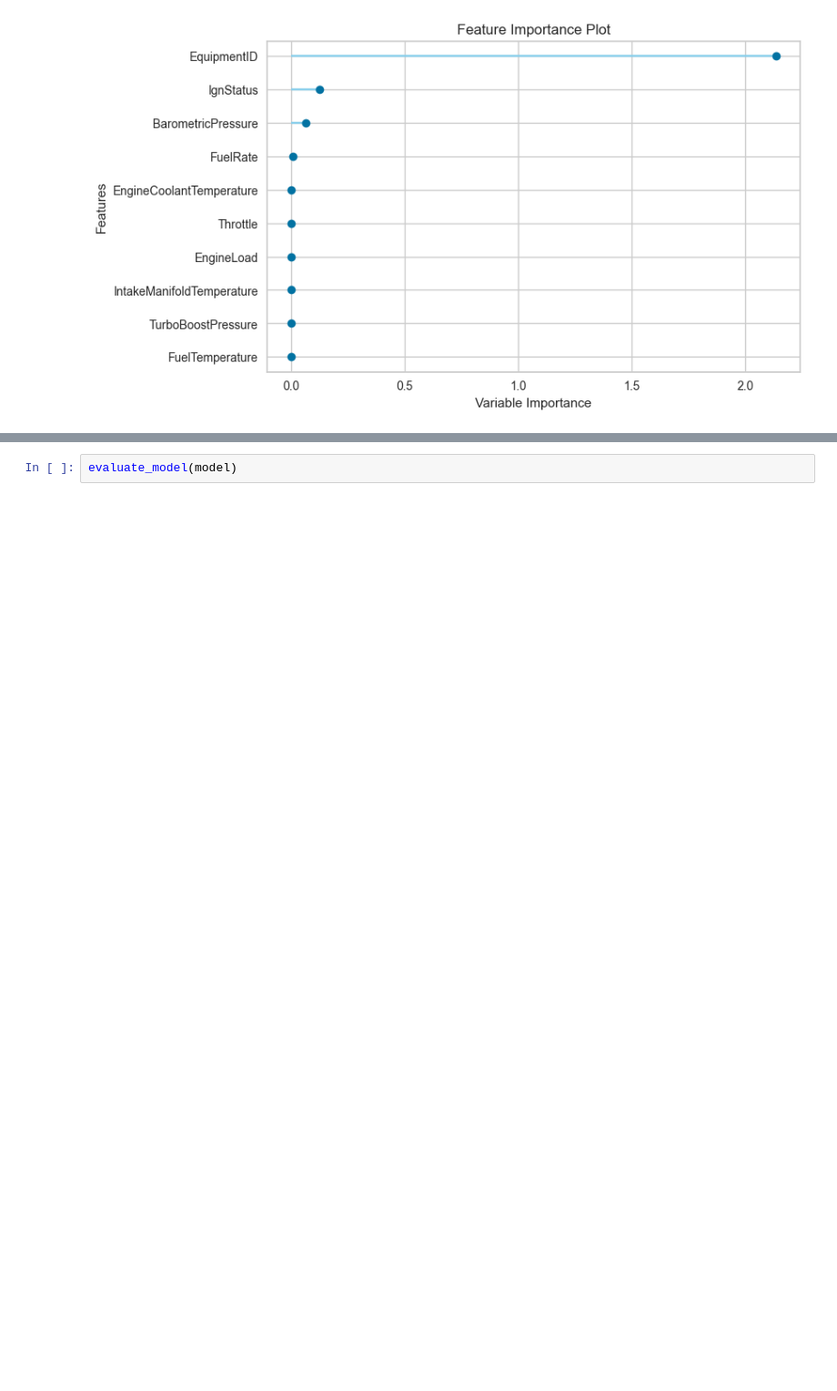
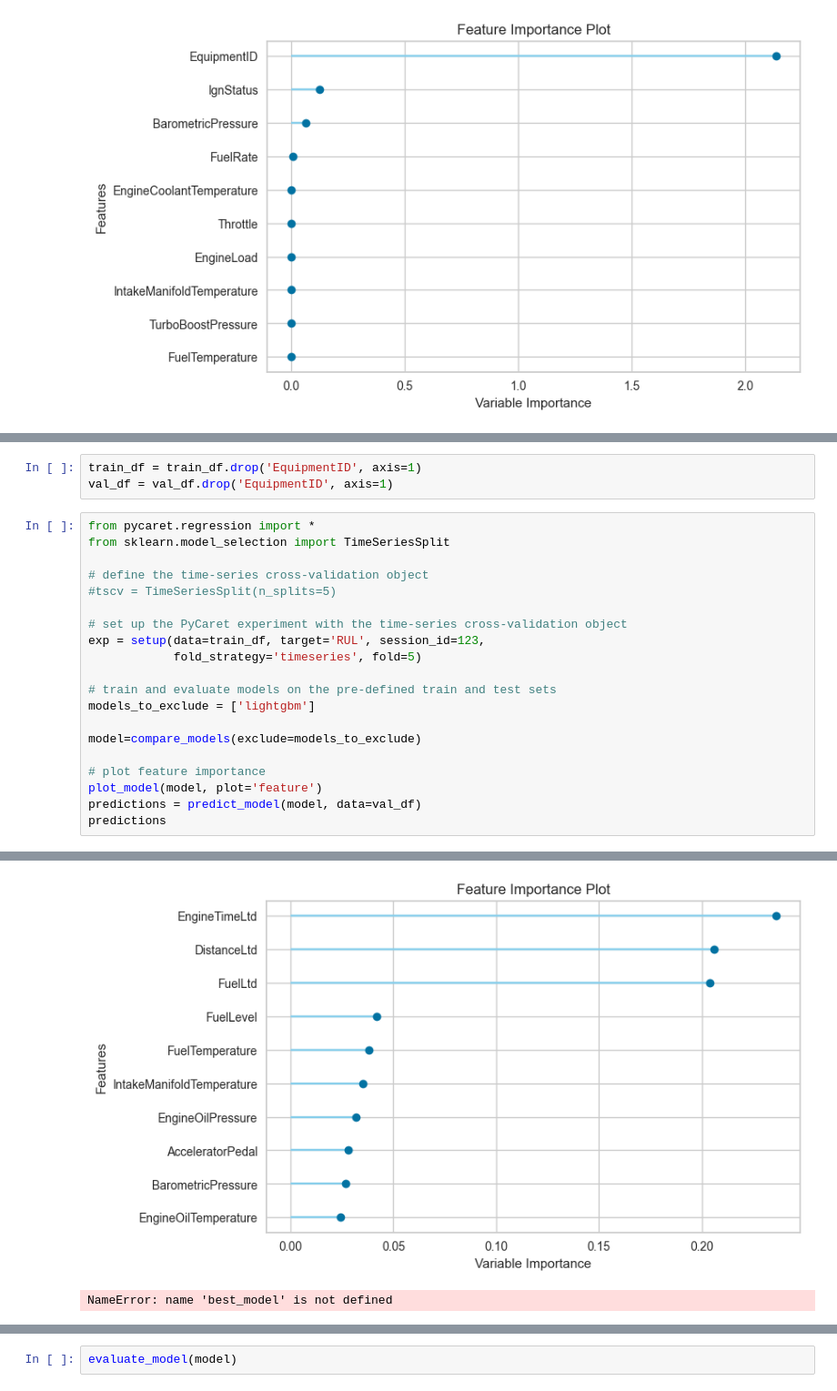
Before and after one commit to ashamaheshwari/big_g_express-predicting-derates, a Jupyter notebook: notebooks/RUL.ipynb, the cells around one changed output, grey strips where cells are left out. Shown at 91% size. Drawn from its saved outputs; the diff is of its cells as text; blank space fills up the shorter version.

```diff
--- a/notebooks/RUL.ipynb
+++ b/notebooks/RUL.ipynb
@@ -523,0 +580,24 @@ interactive(children=(ToggleButtons(description='Plot Type:', icons=('',), optio
+# %%
+train_df = train_df.drop('EquipmentID', axis=1)
+val_df = val_df.drop('EquipmentID', axis=1)
+# %%
+from pycaret.regression import *
+from sklearn.model_selection import TimeSeriesSplit
+
+# define the time-series cross-validation object
+#tscv = TimeSeriesSplit(n_splits=5)
+
+# set up the PyCaret experiment with the time-series cross-validation object
+exp = setup(data=train_df, target='RUL', session_id=123,
+            fold_strategy='timeseries', fold=5)
+
+# train and evaluate models on the pre-defined train and test sets
+models_to_exclude = ['lightgbm']
+
+model=compare_models(exclude=models_to_exclude)
+
+# plot feature importance
+plot_model(model, plot='feature')
+predictions = predict_model(model, data=val_df)
+predictions
+# %% [output]
@@ -523,0 +640,2 @@ interactive(children=(ToggleButtons(description='Plot Type:', icons=('',), optio
+[figure, added]
+NameError: name 'best_model' is not defined
```
Also changed, not shown: parts of 55 cells of this notebook.
